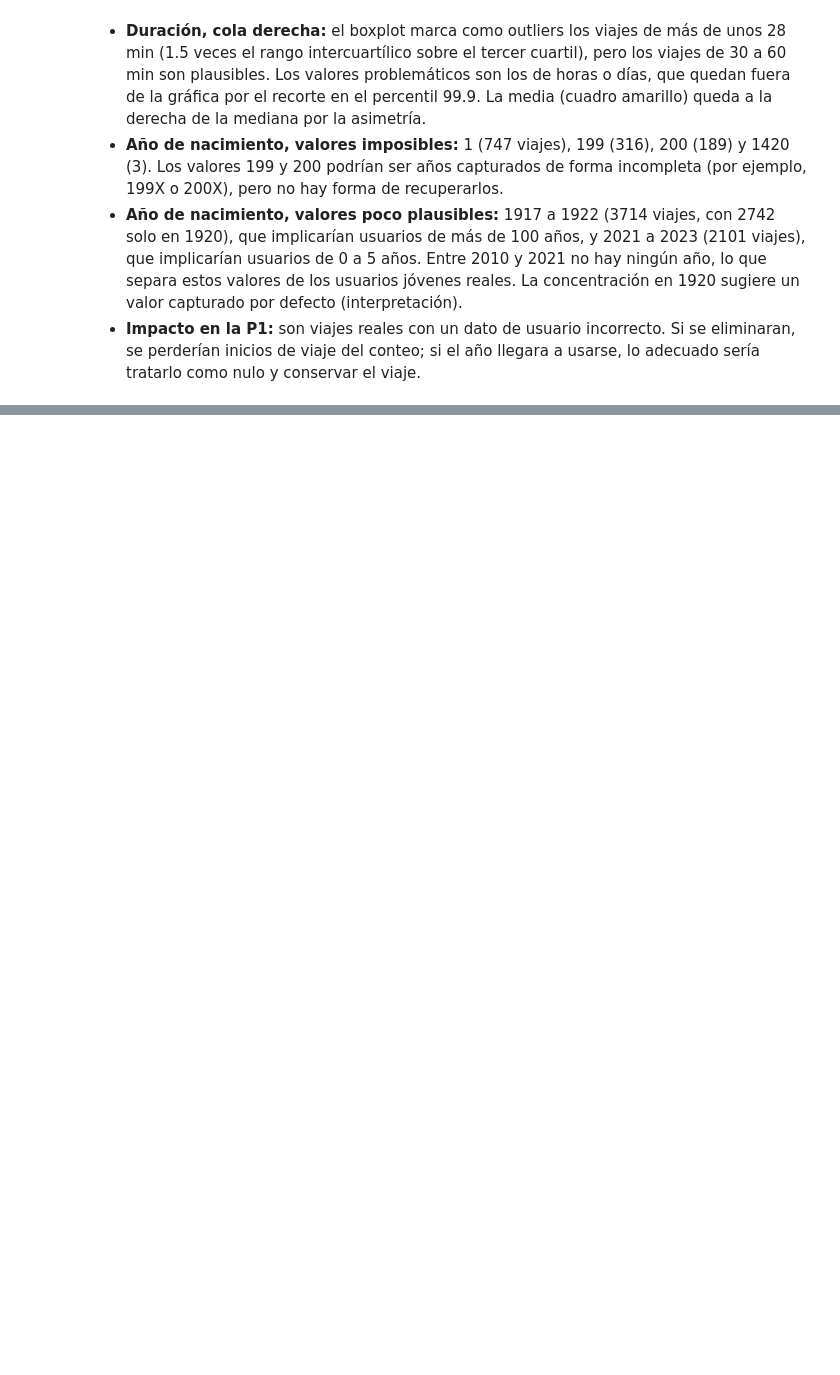
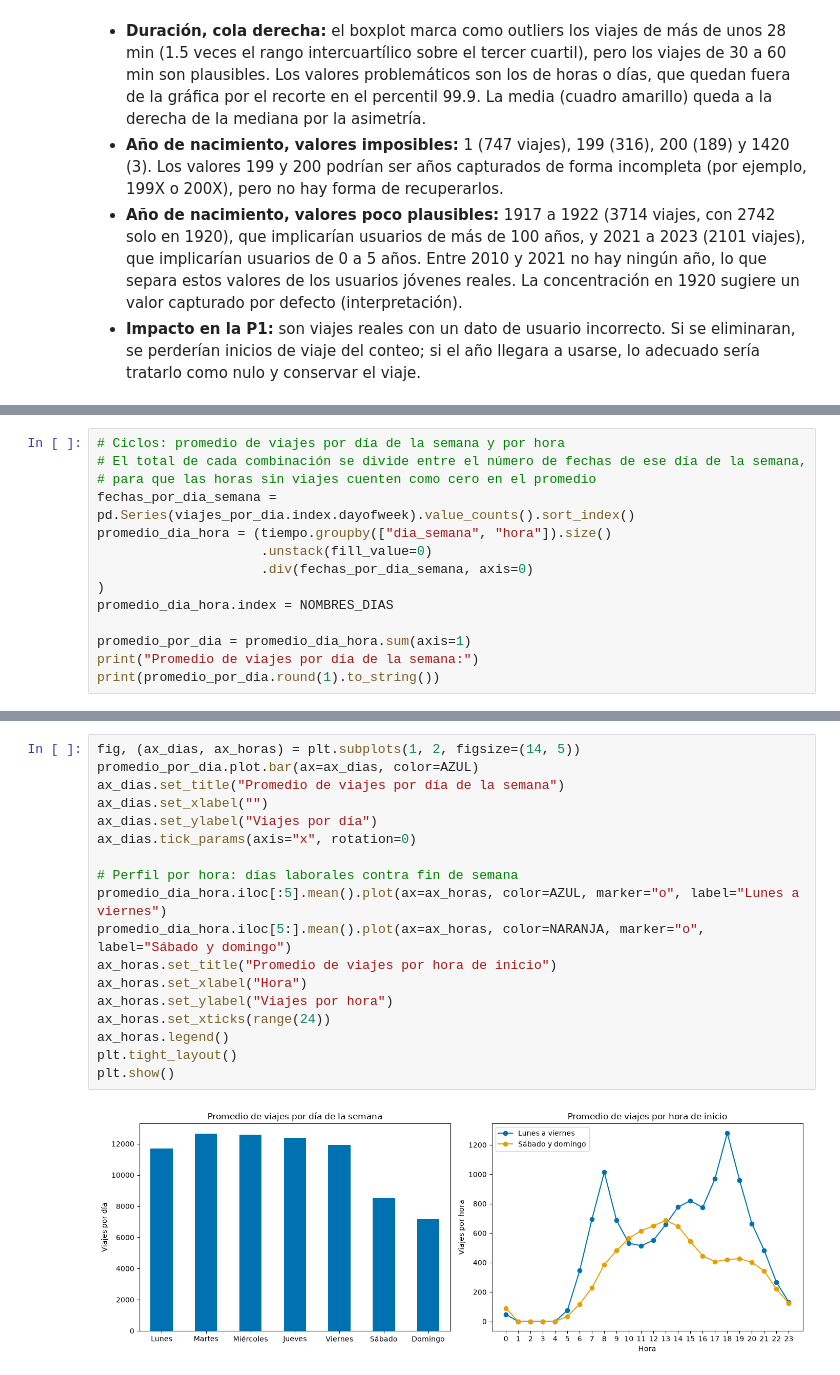
Before and after one commit to sanchezdavilaluisarturo/MLOps-ProyectoMiBici-Equipo7, a Jupyter notebook: notebooks/0.04-dsh-eda-p1.ipynb, the cells around one changed output, grey strips where cells are left out. Cells and saved outputs as stored; diff of their text form; blank space fills up the shorter version.

```diff
--- a/notebooks/0.04-dsh-eda-p1.ipynb
+++ b/notebooks/0.04-dsh-eda-p1.ipynb
@@ -293,0 +383,14 @@ Año_de_nacimiento
+# %%
+# Ciclos: promedio de viajes por día de la semana y por hora
+# El total de cada combinación se divide entre el número de fechas de ese día de la semana,
+# para que las horas sin viajes cuenten como cero en el promedio
+fechas_por_dia_semana = pd.Series(viajes_por_dia.index.dayofweek).value_counts().sort_index()
+promedio_dia_hora = (tiempo.groupby(["dia_semana", "hora"]).size()
+                     .unstack(fill_value=0)
+                     .div(fechas_por_dia_semana, axis=0)
+)
+promedio_dia_hora.index = NOMBRES_DIAS
+
+promedio_por_dia = promedio_dia_hora.sum(axis=1)
+print("Promedio de viajes por día de la semana:")
+print(promedio_por_dia.round(1).to_string())
@@ -293,0 +406,20 @@ Año_de_nacimiento
+# %%
+fig, (ax_dias, ax_horas) = plt.subplots(1, 2, figsize=(14, 5))
+promedio_por_dia.plot.bar(ax=ax_dias, color=AZUL)
+ax_dias.set_title("Promedio de viajes por día de la semana")
+ax_dias.set_xlabel("")
+ax_dias.set_ylabel("Viajes por día")
+ax_dias.tick_params(axis="x", rotation=0)
+
+# Perfil por hora: días laborales contra fin de semana
+promedio_dia_hora.iloc[:5].mean().plot(ax=ax_horas, color=AZUL, marker="o", label="Lunes a viernes")
+promedio_dia_hora.iloc[5:].mean().plot(ax=ax_horas, color=NARANJA, marker="o", label="Sábado y domingo")
+ax_horas.set_title("Promedio de viajes por hora de inicio")
+ax_horas.set_xlabel("Hora")
+ax_horas.set_ylabel("Viajes por hora")
+ax_horas.set_xticks(range(24))
+ax_horas.legend()
+plt.tight_layout()
+plt.show()
+# %% [output]
+[figure, added]
```
Also changed, not shown: parts of 6 cells of this notebook.
